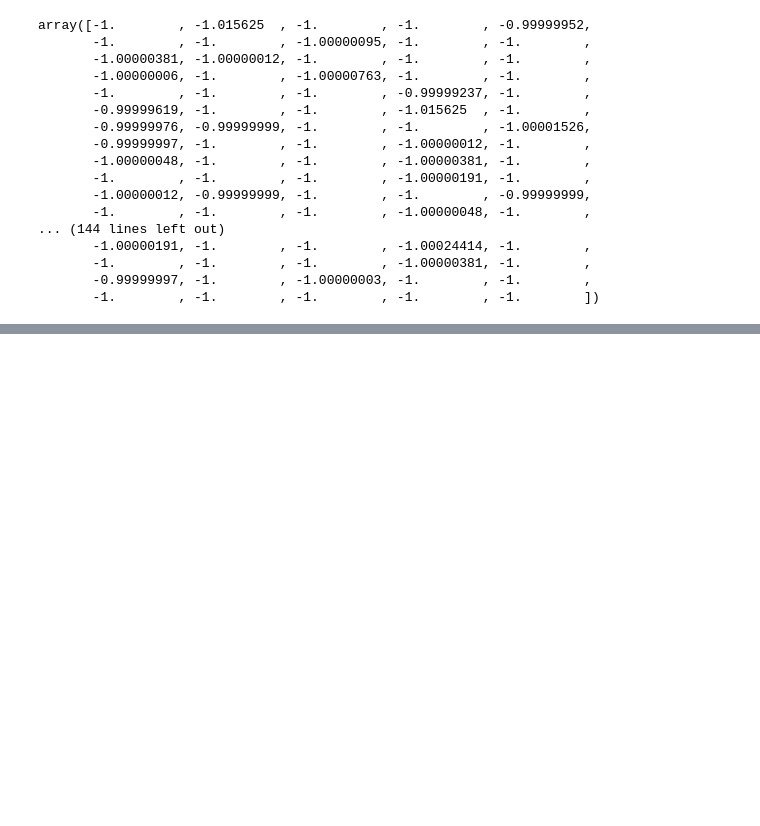
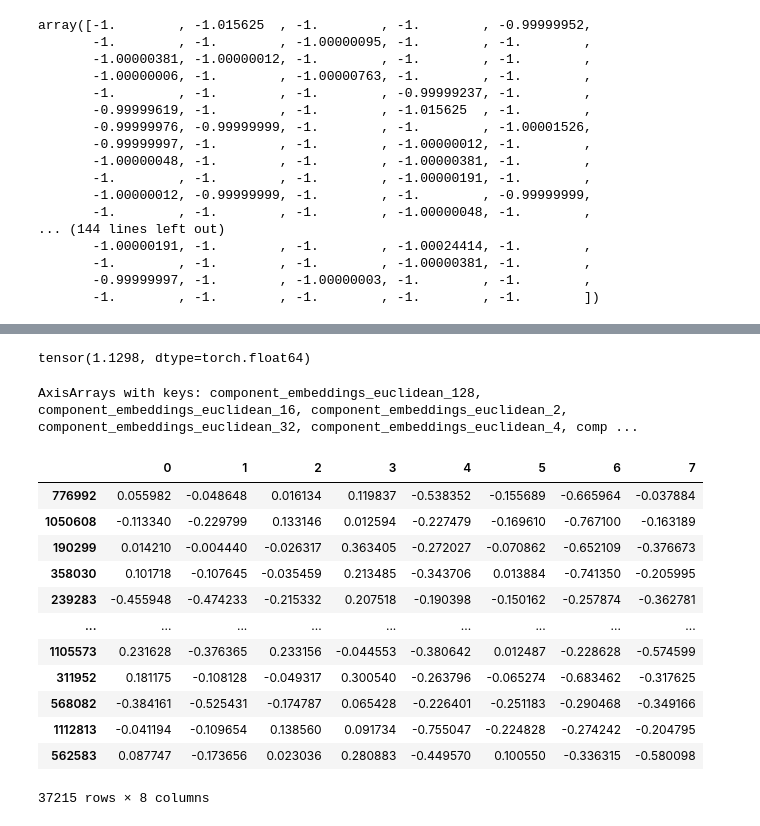
Before and after one commit to pchlenski/hyperdt, a Jupyter notebook: 19_hororf.ipynb, the cells around one changed output, grey strips where cells are left out. Cells and saved outputs as stored; diff of their text form; code cells hidden in the pictures; blank space fills up the shorter version.

```diff
--- a/19_hororf.ipynb
+++ b/19_hororf.ipynb
@@ -349,0 +373,4 @@ array([-1.        , -1.015625  , -1.        , -1.        , -0.99999952,
+# %%
+X[:, 0].min()
+# %% [output]
+tensor(1.1298, dtype=torch.float64)
@@ -349,0 +379,22 @@ array([-1.        , -1.015625  , -1.        , -1.        , -0.99999952,
+# %%
+adata = anndata.read_h5ad("/home/phil/americangut/data/big_table_with_embeddings.h5ad")
+
+adata.varm
+# %% [output]
+AxisArrays with keys: component_embeddings_euclidean_128, component_embeddings_euclidean_16, component_embeddings_euclidean_2, component_embeddings_euclidean_32, component_embeddings_euclidean_4, comp ...
+# %%
+adata.varm["component_embeddings_poincare_8"]
+# %% [output]
+|  | 0 | 1 | 2 | 3 | 4 | 5 | 6 | 7 |
+| 776992 | 0.055982 | -0.048648 | 0.016134 | 0.119837 | -0.538352 | -0.155689 | -0.665964 | -0.037884 |
+| 1050608 | -0.113340 | -0.229799 | 0.133146 | 0.012594 | -0.227479 | -0.169610 | -0.767100 | -0.163189 |
+| 190299 | 0.014210 | -0.004440 | -0.026317 | 0.363405 | -0.272027 | -0.070862 | -0.652109 | -0.376673 |
+| 358030 | 0.101718 | -0.107645 | -0.035459 | 0.213485 | -0.343706 | 0.013884 | -0.741350 | -0.205995 |
+| 239283 | -0.455948 | -0.474233 | -0.215332 | 0.207518 | -0.190398 | -0.150162 | -0.257874 | -0.362781 |
+| ... | ... | ... | ... | ... | ... | ... | ... | ... |
+| 1105573 | 0.231628 | -0.376365 | 0.233156 | -0.044553 | -0.380642 | 0.012487 | -0.228628 | -0.574599 |
+| 311952 | 0.181175 | -0.108128 | -0.049317 | 0.300540 | -0.263796 | -0.065274 | -0.683462 | -0.317625 |
+| 568082 | -0.384161 | -0.525431 | -0.174787 | 0.065428 | -0.226401 | -0.251183 | -0.290468 | -0.349166 |
+| 1112813 | -0.041194 | -0.109654 | 0.138560 | 0.091734 | -0.755047 | -0.224828 | -0.274242 | -0.204795 |
+| 562583 | 0.087747 | -0.173656 | 0.023036 | 0.280883 | -0.449570 | 0.100550 | -0.336315 | -0.580098 |
+37215 rows × 8 columns
```
Also changed, not shown: parts of 8 cells of this notebook, 2 other files.
